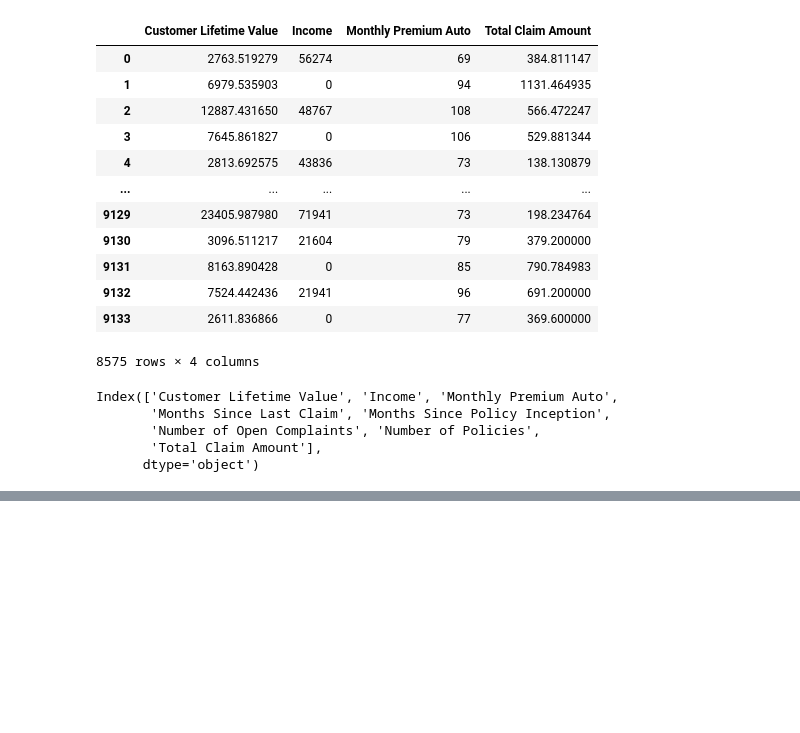
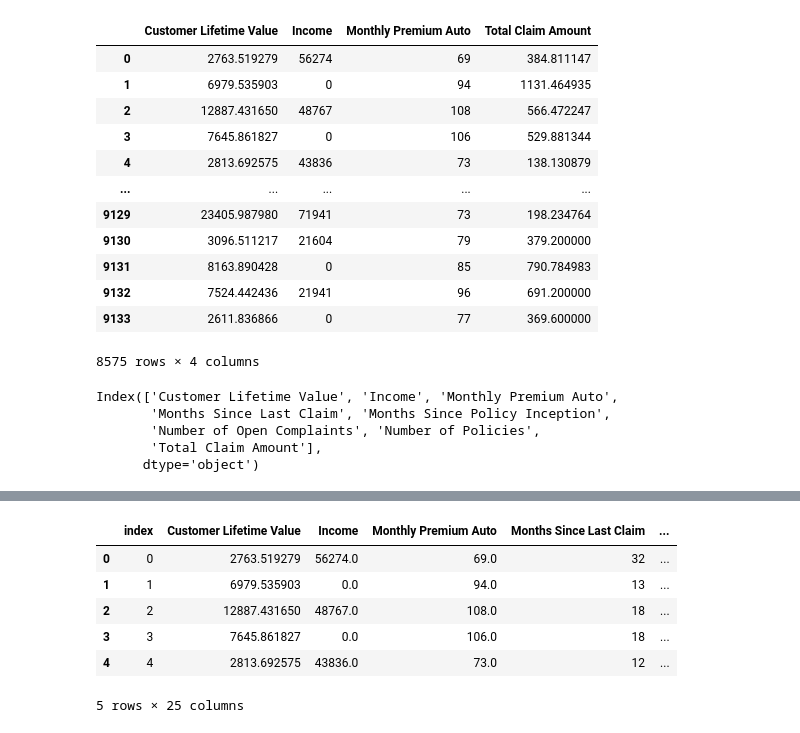
Before and after one commit to KAAR1998/lab-cleaning-categorical-data, a Jupyter notebook: files_for_lab/Solutions.ipynb, the cells around one changed output, grey strips where cells are left out. Saved outputs shown, nothing was run; the diff lists cells and outputs as text; code cells hidden in the pictures; blank space fills up the shorter version.

```diff
--- a/files_for_lab/Solutions.ipynb
+++ b/files_for_lab/Solutions.ipynb
@@ -409,6 +427,16 @@ df17['Response'] = df17['Response'].map({'Yes': 1, 'No': 0})
 # 19. Reduce the class imbalance in education by grouping together ["Master","Doctor"] into "Graduate" while keeping the other possible values as they are. In this way, you will reduce a bit the class imbalance at the price of loosing level of detail.
 # %%
 df17["Education"] = df17["Education"].apply(lambda x: "Graduate" if x in ["Master", "Doctor"] else x)
+# %%
+df17.head()
+# %% [output]
+|  | index | Customer Lifetime Value | Income | Monthly Premium Auto | Months Since Last Claim | ... |
+| 0 | 0 | 2763.519279 | 56274.0 | 69.0 | 32 | ... |
+| 1 | 1 | 6979.535903 | 0.0 | 94.0 | 13 | ... |
+| 2 | 2 | 12887.431650 | 48767.0 | 108.0 | 18 | ... |
+| 3 | 3 | 7645.861827 | 0.0 | 106.0 | 18 | ... |
+| 4 | 4 | 2813.692575 | 43836.0 | 73.0 | 12 | ... |
+5 rows × 25 columns
 # %%
 # 20. Reduce the class imbalance of employmentstatus grouping together ["Medical Leave", "Disabled", "Retired"] into "Inactive" while keeping the other possible values as they are.
 # %%
```
Also changed, not shown: parts of 6 cells of this notebook.
